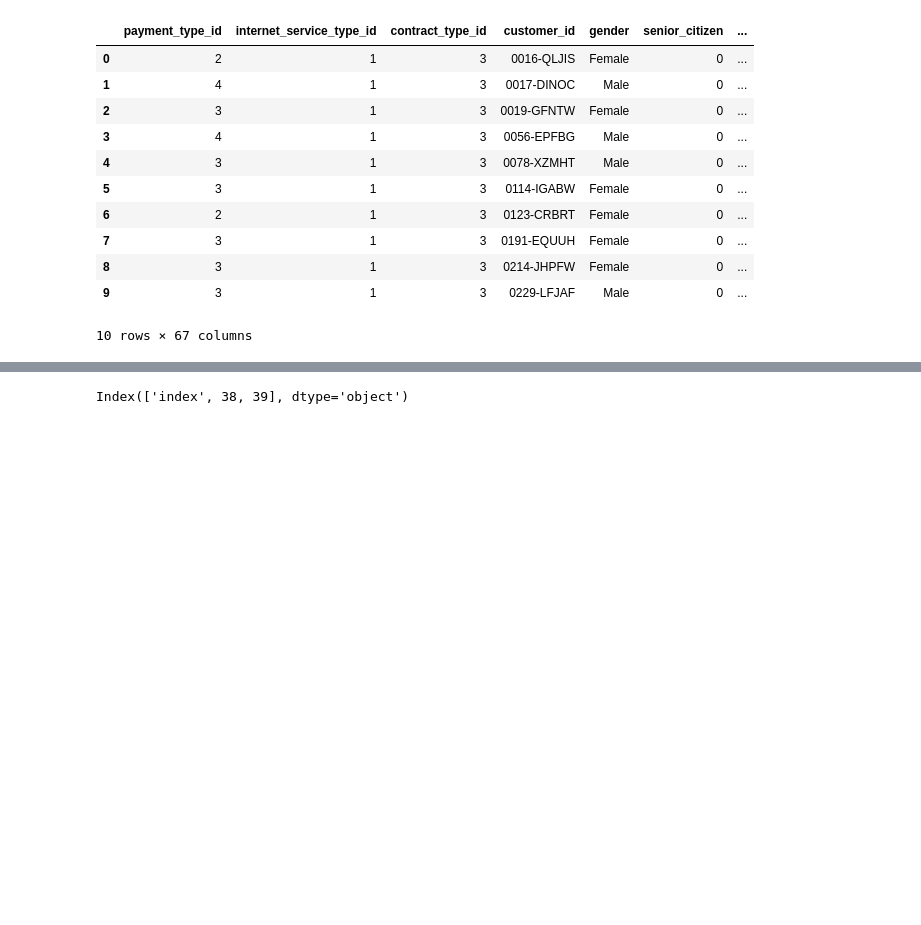
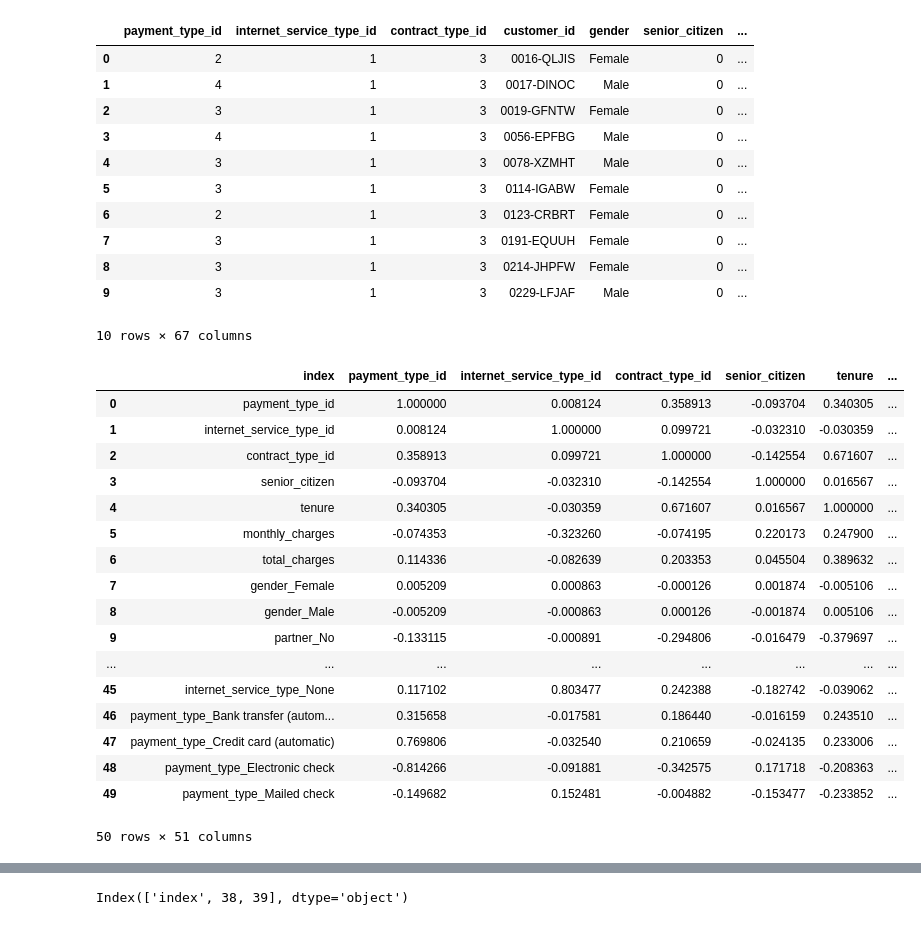
Before and after one commit to LinhQuach13/classification_project, a Jupyter notebook: telco_workbook.ipynb, the cells around one changed output, grey strips where cells are left out. Cells and saved outputs as stored; diff of their text form; code cells hidden in the pictures; blank space fills up the shorter version.

```diff
--- a/telco_workbook.ipynb
+++ b/telco_workbook.ipynb
@@ -243,6 +243,27 @@ telco_combined.head(10)
 # %%
 #creating correlation table
 corr_df=telco_combined.corr().reset_index()
+# %%
+corr_df #print to see correlation table
+# %% [output]
+|  | index | payment_type_id | internet_service_type_id | contract_type_id | senior_citizen | tenure | ... |
+| 0 | payment_type_id | 1.000000 | 0.008124 | 0.358913 | -0.093704 | 0.340305 | ... |
+| 1 | internet_service_type_id | 0.008124 | 1.000000 | 0.099721 | -0.032310 | -0.030359 | ... |
+| 2 | contract_type_id | 0.358913 | 0.099721 | 1.000000 | -0.142554 | 0.671607 | ... |
+| 3 | senior_citizen | -0.093704 | -0.032310 | -0.142554 | 1.000000 | 0.016567 | ... |
+| 4 | tenure | 0.340305 | -0.030359 | 0.671607 | 0.016567 | 1.000000 | ... |
+| 5 | monthly_charges | -0.074353 | -0.323260 | -0.074195 | 0.220173 | 0.247900 | ... |
+| 6 | total_charges | 0.114336 | -0.082639 | 0.203353 | 0.045504 | 0.389632 | ... |
+| 7 | gender_Female | 0.005209 | 0.000863 | -0.000126 | 0.001874 | -0.005106 | ... |
+| 8 | gender_Male | -0.005209 | -0.000863 | 0.000126 | -0.001874 | 0.005106 | ... |
+| 9 | partner_No | -0.133115 | -0.000891 | -0.294806 | -0.016479 | -0.379697 | ... |
+| ... | ... | ... | ... | ... | ... | ... | ... |
+| 45 | internet_service_type_None | 0.117102 | 0.803477 | 0.242388 | -0.182742 | -0.039062 | ... |
+| 46 | payment_type_Bank transfer (autom... | 0.315658 | -0.017581 | 0.186440 | -0.016159 | 0.243510 | ... |
+| 47 | payment_type_Credit card (automatic) | 0.769806 | -0.032540 | 0.210659 | -0.024135 | 0.233006 | ... |
+| 48 | payment_type_Electronic check | -0.814266 | -0.091881 | -0.342575 | 0.171718 | -0.208363 | ... |
+| 49 | payment_type_Mailed check | -0.149682 | 0.152481 | -0.004882 | -0.153477 | -0.233852 | ... |
+50 rows × 51 columns
 # %%
 #rename columns in correlation table
 corr_df.rename(columns={"index": "col_names"},  inplace= True)
```
Also changed, not shown: parts of 23 cells of this notebook.
